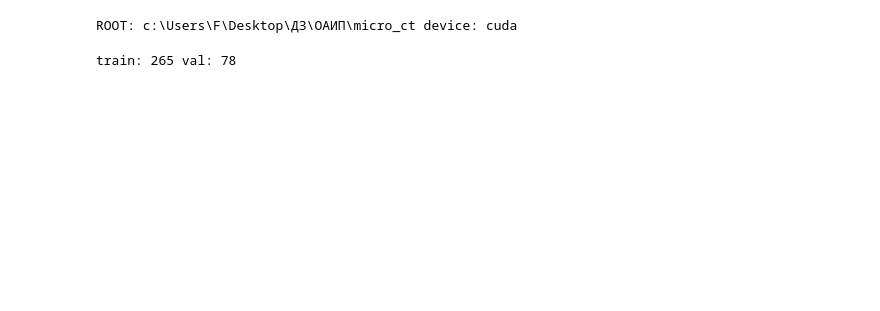
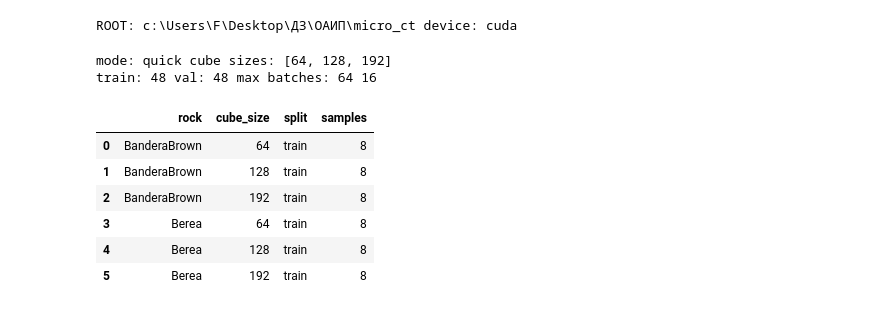
Before and after one commit to mxzt9/Micro-CT, a Jupyter notebook: src/notebooks/01_train_segmentation.ipynb, the cells around one changed output. Drawn from its saved outputs; the diff is of its cells as text; code cells hidden in the pictures; blank space fills up the shorter version.

Commit message:
Updated archi of model, added multiscale data learning, added validate notebook

```diff
--- a/src/notebooks/01_train_segmentation.ipynb
+++ b/src/notebooks/01_train_segmentation.ipynb
@@ -28,23 +45,64 @@ print("ROOT:", ROOT, "device:", device)
 # %% [output]
 ROOT: c:\Users\F\Desktop\ДЗ\ОАИП\micro_ct device: cuda
 # %%
-CUBE_SIZE = 128
+TRAIN_MODE = "quick"  # quick | full
+CUBE_SIZES = list(DEFAULT_CUBE_SIZES)
 BATCH_SIZE = 1
 EPOCHS = 10
 LR = 1e-4
+AUX_WEIGHT = 0.05
+CONSISTENCY_WEIGHT = 0.05
 PATIENCE = 3
 MIN_DELTA = 1e-4
 BASE_CHANNELS = 16
 CTX_DIM = 64
+SAMPLES_PER_GROUP = 8 if TRAIN_MODE == "quick" else None
+MAX_TRAIN_BATCHES = 64 if TRAIN_MODE == "quick" else None
+MAX_VAL_BATCHES = 16 if TRAIN_MODE == "quick" else None
+SIZE_SAMPLING_WEIGHTS = {64: 0.50, 128: 0.35, 192: 0.15}
+NUM_WORKERS = 0  # Windows/Jupyter: multiprocessing DataLoader often fails with spawn/pickle errors
+PIN_MEMORY = device == "cuda"
+USE_AMP = device == "cuda"
+SAVE_CHECKPOINT = True
 CHECKPOINT_PATH = MODEL_DIR / "film_routed_unet3d_best.pth"
 # %%
-train_ds = BereaPatchDataset(ROOT, split="train", cube_size=CUBE_SIZE, use_raw_gray=False)
-val_ds = BereaPatchDataset(ROOT, split="val", cube_size=CUBE_SIZE, use_raw_gray=False, noise_types=["none"])
-train_loader = DataLoader(train_ds, batch_size=BATCH_SIZE, shuffle=True, num_workers=0)
-val_loader = DataLoader(val_ds, batch_size=BATCH_SIZE, shuffle=False, num_workers=0)
-print("train:", len(train_ds), "val:", len(val_ds))
+train_ds = BereaPatchDataset(
+    ROOT,
+    split="train",
+    cube_size=CUBE_SIZES,
+    use_raw_gray=False,
+    balance=True,
+    samples_per_group=SAMPLES_PER_GROUP,
+    size_sampling_weights=SIZE_SAMPLING_WEIGHTS,
+)
+val_ds = BereaPatchDataset(
+    ROOT,
+    split="val",
+    cube_size=CUBE_SIZES,
+    use_raw_gray=False,
+    noise_types=["none"],
+    balance=False,
+    samples_per_group=SAMPLES_PER_GROUP,
+)
+
+train_loader = DataLoader(train_ds, batch_size=BATCH_SIZE, shuffle=True, num_workers=NUM_WORKERS, pin_memory=PIN_MEMORY)
+val_loader = DataLoader(val_ds, batch_size=BATCH_SIZE, shuffle=False, num_workers=NUM_WORKERS, pin_memory=PIN_MEMORY)
+if NUM_WORKERS != 0:
+    print("warning: num_workers>0 is unreliable in Windows notebooks; prefer a .py training script")
+print("mode:", TRAIN_MODE, "cube sizes:", CUBE_SIZES)
+print("train:", len(train_ds), "val:", len(val_ds), "max batches:", MAX_TRAIN_BATCHES, MAX_VAL_BATCHES)
+if hasattr(train_ds, "df"):
+    display(train_ds.df.groupby(["rock", "cube_size", "split"]).size().rename("samples").reset_index())
 # %% [output]
-train: 265 val: 78
+mode: quick cube sizes: [64, 128, 192]
+train: 48 val: 48 max batches: 64 16
+|  | rock | cube_size | split | samples |
+| 0 | BanderaBrown | 64 | train | 8 |
+| 1 | BanderaBrown | 128 | train | 8 |
+| 2 | BanderaBrown | 192 | train | 8 |
+| 3 | Berea | 64 | train | 8 |
+| 4 | Berea | 128 | train | 8 |
+| 5 | Berea | 192 | train | 8 |
 # %%
 model = FiLMRoutedUNet3D(
     in_channels=1,
```
Also changed, not shown: parts of 3 cells of this notebook, 53 other files.
